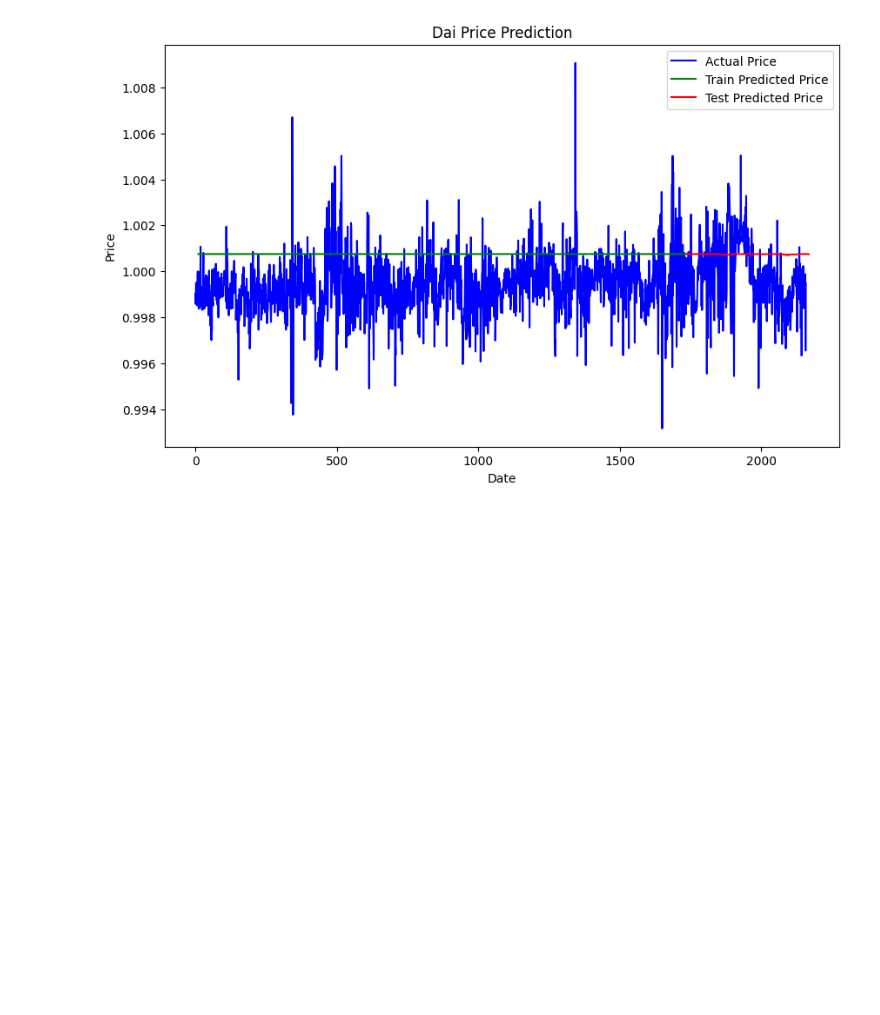
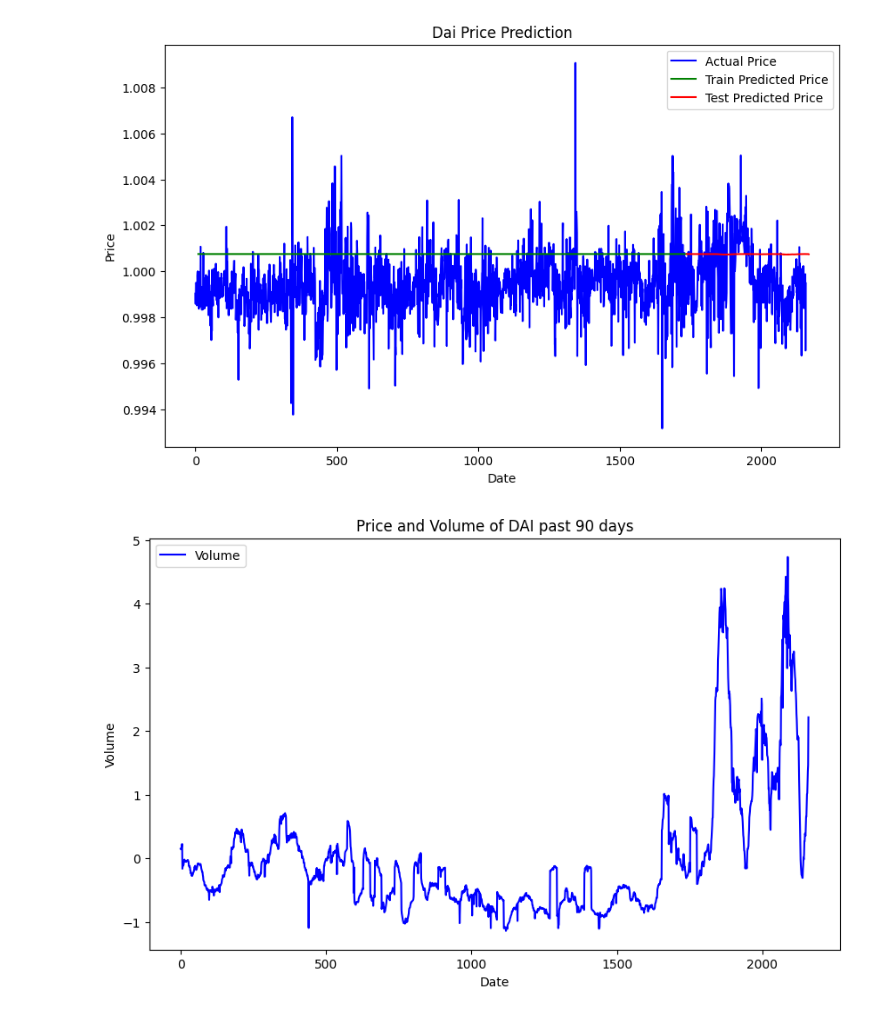
Before and after one commit to skodali4/FH03-Senior-Design-Project, a Jupyter notebook: time_series_modeling/volume_univariate_lstms.ipynb, the cells around one changed output. Saved outputs shown, nothing was run; the diff lists cells and outputs as text; code cells hidden in the pictures; blank space fills up the shorter version.

```diff
--- a/time_series_modeling/volume_univariate_lstms.ipynb
+++ b/time_series_modeling/volume_univariate_lstms.ipynb
@@ -180,3 +183,14 @@ plt.legend()
 plt.show()
 # %% [output]
 [figure]
+# %%
+plt.figure(figsize=(10, 6))
+plt.plot(merged_data['total_volume'], color='blue', label='Volume')
+#plt.plot(merged_data['price'], color='green', label='Price')
+plt.title('Price and Volume of DAI past 90 days')
+plt.xlabel('Date')
+plt.ylabel('Volume')
+plt.legend()
+plt.show()
+# %% [output]
+[figure, added]
```
Also changed, not shown: parts of 3 cells of this notebook.
